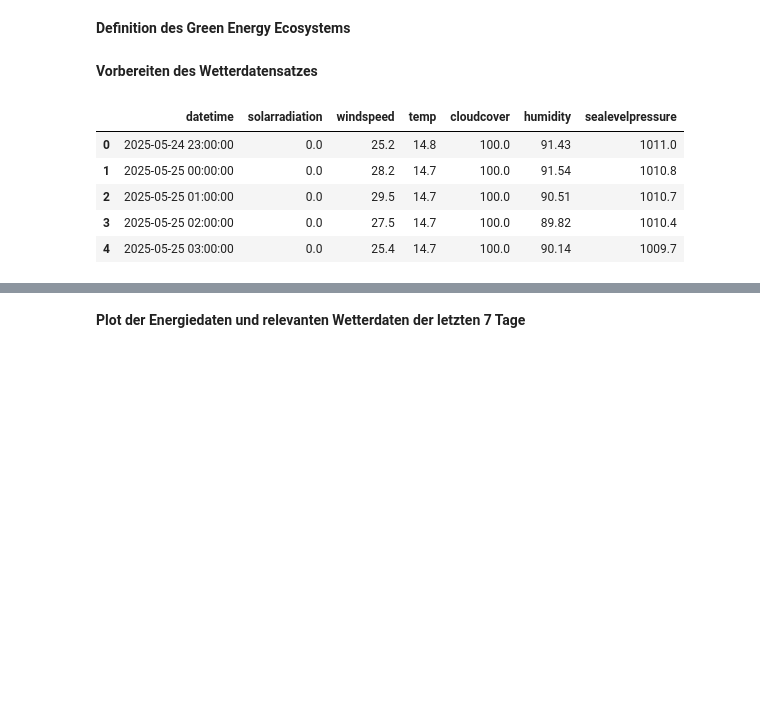
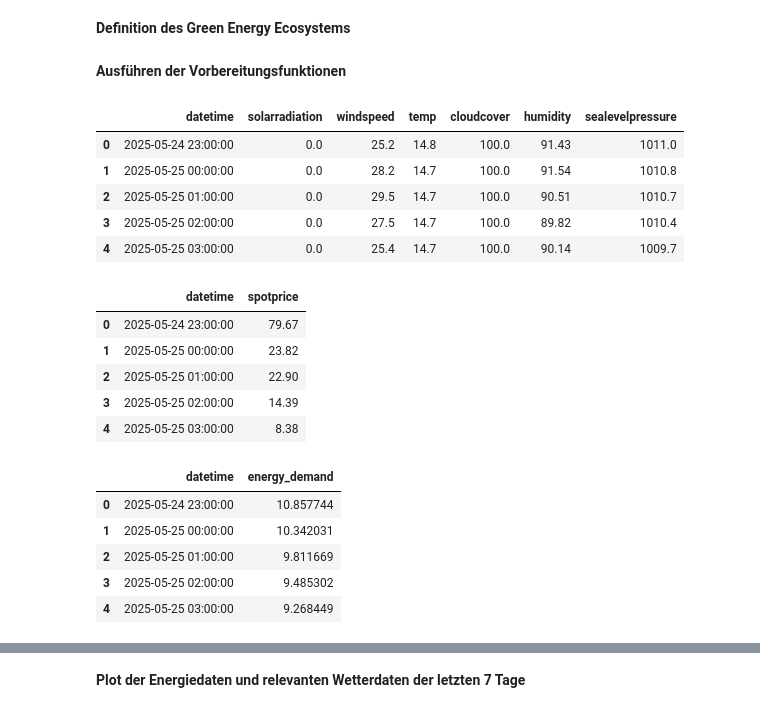
Before and after one commit to jgoeltsch/Forschungsseminar, a Jupyter notebook: ML_based_EMS.ipynb, the cells around one changed output, grey strips where cells are left out. Cells and saved outputs as stored; diff of their text form; code cells hidden in the pictures; blank space fills up the shorter version.

```diff
--- a/ML_based_EMS.ipynb
+++ b/ML_based_EMS.ipynb
@@ -48,18 +49,35 @@ num_houses = 39000  # Anzahl Haushalte
 export_factor = 0.25   # Anteil vom Spotpreis für Einspeisung
 price_low_quant  = 0.30   # Regelbasiert: Niedrigpreis-Schwelle
 # %% [markdown]
-**Vorbereiten des Wetterdatensatzes**
+**Ausführen der Vorbereitungsfunktionen**
 # %%
+# Daten laden
 df_weather = get_weather()
-if df_weather is None:
+df_spot = get_spotprice()
+df_demand = get_demand(num_houses, yearly_demand)
+if df_weather is None or df_spot is None or df_demand is None:
     print("Abbruch.")
 
-df_weather.head()
+display(df_weather.head())
+display(df_spot.head())
+display(df_demand.head())
 # %% [output]
 |  | datetime | solarradiation | windspeed | temp | cloudcover | humidity | sealevelpressure |
 | 0 | 2025-05-24 23:00:00 | 0.0 | 25.2 | 14.8 | 100.0 | 91.43 | 1011.0 |
 | 1 | 2025-05-25 00:00:00 | 0.0 | 28.2 | 14.7 | 100.0 | 91.54 | 1010.8 |
 | 2 | 2025-05-25 01:00:00 | 0.0 | 29.5 | 14.7 | 100.0 | 90.51 | 1010.7 |
 | 3 | 2025-05-25 02:00:00 | 0.0 | 27.5 | 14.7 | 100.0 | 89.82 | 1010.4 |
 | 4 | 2025-05-25 03:00:00 | 0.0 | 25.4 | 14.7 | 100.0 | 90.14 | 1009.7 |
+|  | datetime | spotprice |
+| 0 | 2025-05-24 23:00:00 | 79.67 |
+| 1 | 2025-05-25 00:00:00 | 23.82 |
+| 2 | 2025-05-25 01:00:00 | 22.90 |
+| 3 | 2025-05-25 02:00:00 | 14.39 |
+| 4 | 2025-05-25 03:00:00 | 8.38 |
+|  | datetime | energy_demand |
+| 0 | 2025-05-24 23:00:00 | 10.857744 |
+| 1 | 2025-05-25 00:00:00 | 10.342031 |
+| 2 | 2025-05-25 01:00:00 | 9.811669 |
+| 3 | 2025-05-25 02:00:00 | 9.485302 |
+| 4 | 2025-05-25 03:00:00 | 9.268449 |
 # %% [markdown]
```
Also changed, not shown: parts of 11 cells of this notebook, 7 other files.
